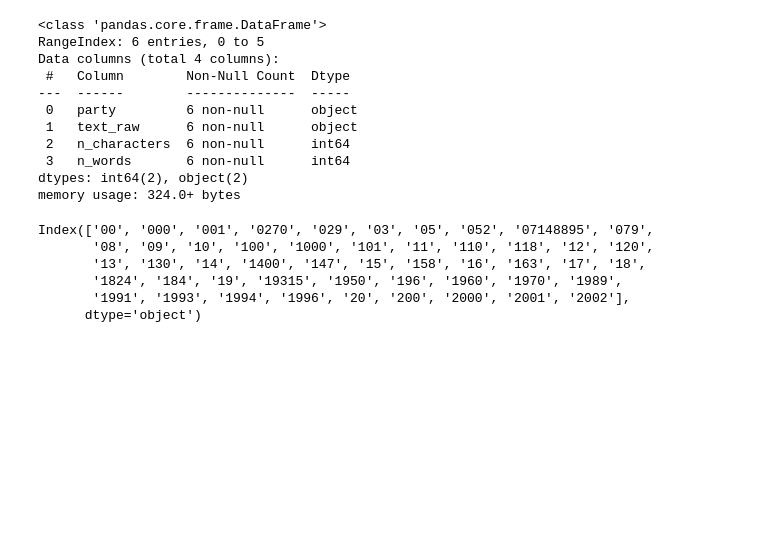
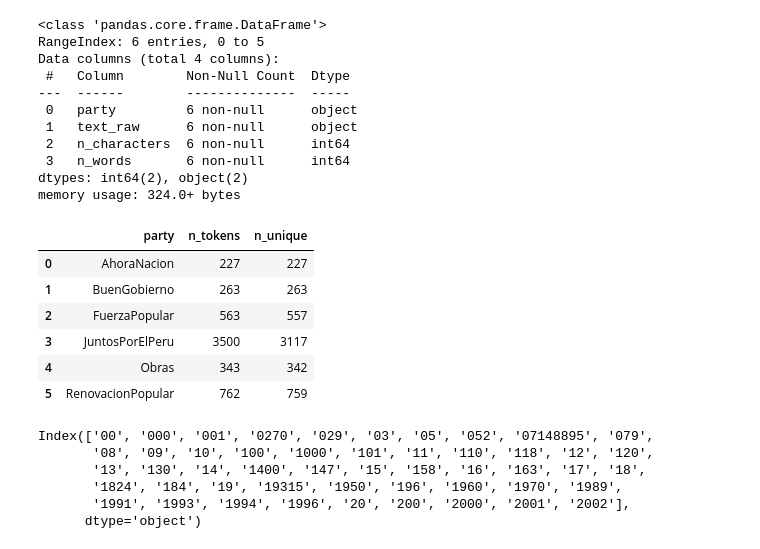
Before and after one commit to Magallanes-at-UTDT/texts, a Jupyter notebook: nb2.ipynb, the cells around one changed output. Cells and saved outputs as stored; diff of their text form; code cells hidden in the pictures; blank space fills up the shorter version.

```diff
--- a/nb2.ipynb
+++ b/nb2.ipynb
@@ -211,6 +219,22 @@ CORPUS_URL = (
 )
 
 corpus_llm = pd.read_parquet(CORPUS_URL)
+# %%
+corpus_llm["n_tokens"] = corpus_llm["tokens"].str.len()
+
+corpus_llm["n_unique"] = corpus_llm["tokens"].apply(
+    lambda x: len(set(x))
+)
+
+corpus_llm[["party", "n_tokens", "n_unique"]]
+# %% [output]
+|  | party | n_tokens | n_unique |
+| 0 | AhoraNacion | 227 | 227 |
+| 1 | BuenGobierno | 263 | 263 |
+| 2 | FuerzaPopular | 563 | 557 |
+| 3 | JuntosPorElPeru | 3500 | 3117 |
+| 4 | Obras | 343 | 342 |
+| 5 | RenovacionPopular | 762 | 759 |
 # %%
 corpus_llm["normalized_text"] = corpus_llm["tokens"].str.join(" ")
 # %%
```
Also changed, not shown: parts of 4 cells of this notebook, 2 other files.
